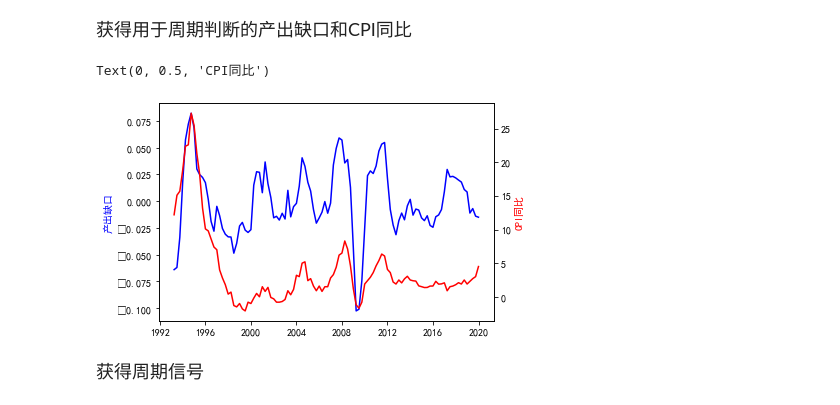
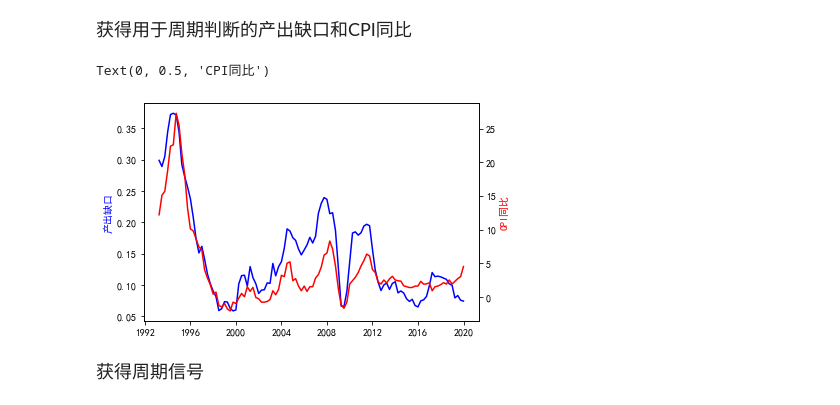
Before and after one commit to zhibinbrin/Python_ZhibinGuo, a Jupyter notebook: American Investment Clock/Back Test.ipynb, the cells around one changed output. Saved outputs shown, nothing was run; the diff lists cells and outputs as text; code cells hidden in the pictures.

```diff
--- a/American Investment Clock/Back Test.ipynb
+++ b/American Investment Clock/Back Test.ipynb
@@ -11,20 +11,20 @@ os.chdir("D:\各种材料\研究生\公众号\三、美林时钟模型")
 # %%
 from pylab import *
 mpl.rcParams['font.sans-serif'] = ['SimHei'] # for the normal demonstration of chinese words
 #china=pd.read_excel('中国经济一致指数通胀滤波.xlsx')
-china=pd.read_excel('中国GDPCPI滤波.xlsx')
+china=pd.read_excel('中国GDPCPI同比.xlsx')
 eco=china['产出缺口']
 cpi=china['CPI同比']
 x=china['日期']
 fig,ax1=plt.subplots()
 ax2=ax1.twinx()
 ax1.plot(x,eco,color='b')
 ax2.plot(x,cpi,color='r')
 ax1.set_ylabel("产出缺口",color="b")
 ax2.set_ylabel("CPI同比",color="r")
 # %% [output]
 Text(0, 0.5, 'CPI同比')
-[figure, old version]
+[figure, new version]
 # %% [markdown]
 <font size=4 color ='08#0000' face='黑体'>获得周期信号</font>
 # %%
```
Also changed, not shown: parts of 3 cells of this notebook, 1 other file.
